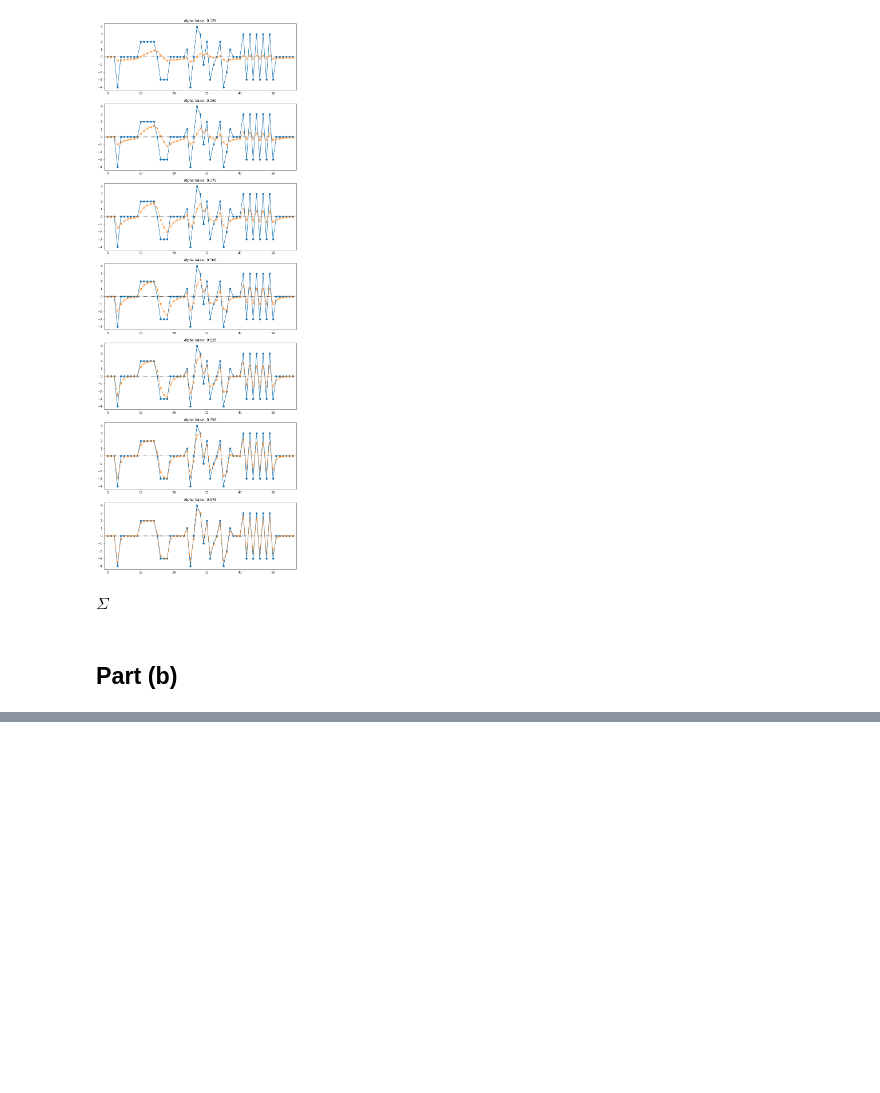
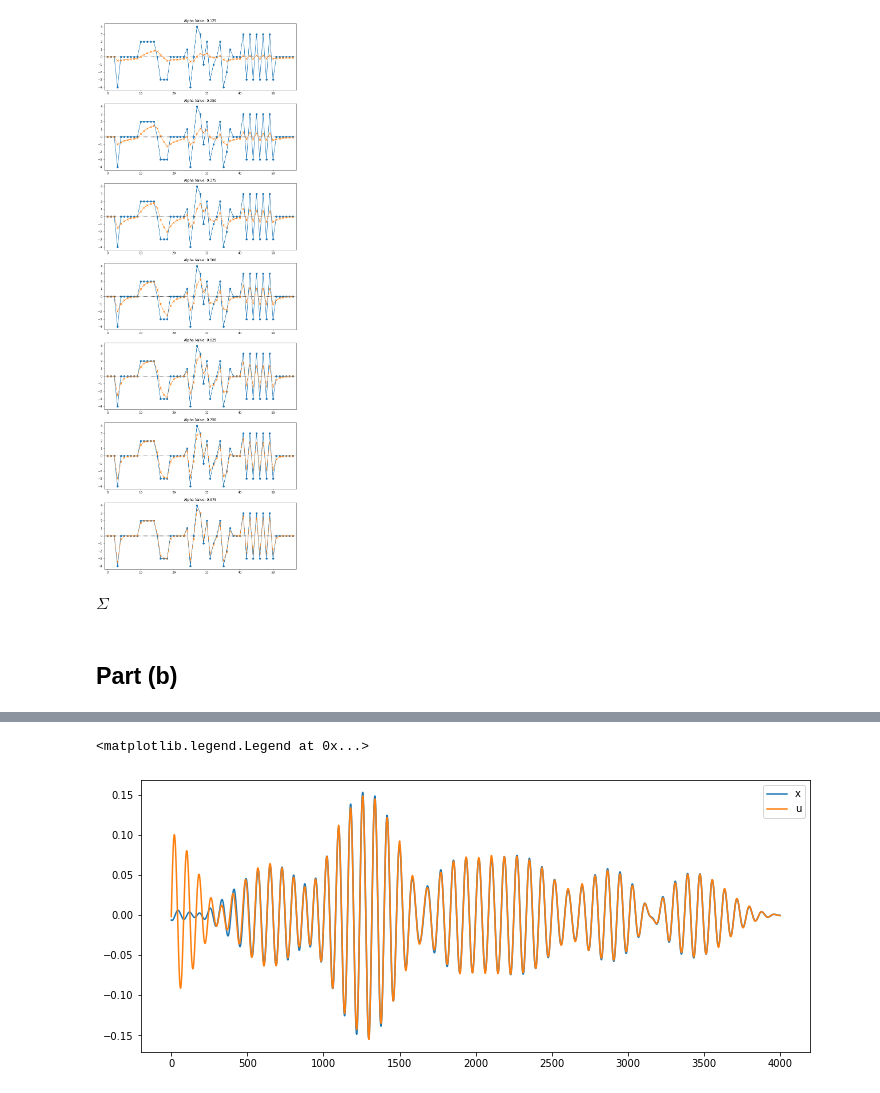
Before and after one commit to DasAnish/DSP_assignments, a Jupyter notebook: DSP_Assignment1.ipynb, the cells around one changed output, grey strips where cells are left out. Cells and saved outputs as stored; diff of their text form; code cells hidden in the pictures; blank space fills up the shorter version.

```diff
--- a/DSP_Assignment1.ipynb
+++ b/DSP_Assignment1.ipynb
@@ -111,0 +160,13 @@ ValueError: operands could not be broadcast together with shapes (330,) (0,)
+# %%
+d, c = signal.cheby2(3, 20, [30/1500, 45/1500], "bandpass", output='ba')
+# %%
+u = 100*(signal.filtfilt(d, c, y))
+# %%
+N=4000
+plt.plot(indexes[:N], x[:N], label='x')
+plt.plot(indexes[:N], u[:N], label='u')
+plt.gcf().set_size_inches(12., 5., forward=True)
+plt.legend()
+# %% [output]
+<matplotlib.legend.Legend at 0x...>
+[figure, added]
```
Also changed, not shown: parts of 10 cells of this notebook, 1 other file.
